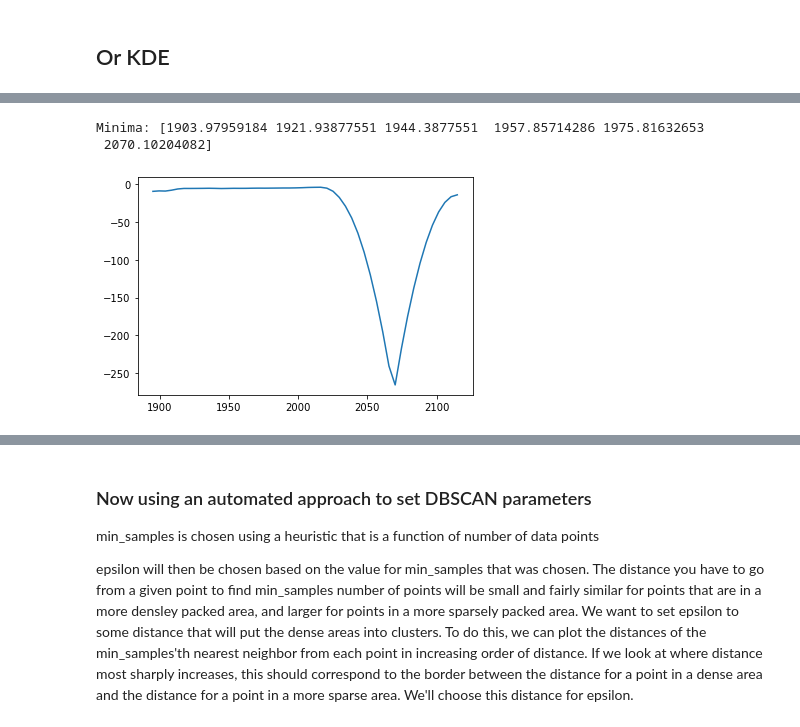
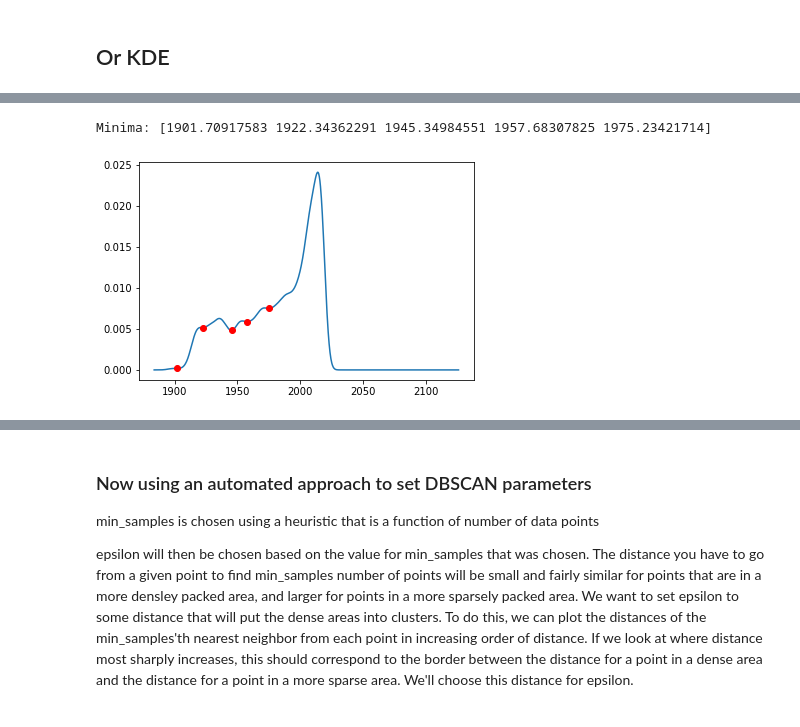
Before and after one commit to nicklein/kgtk, a Jupyter notebook: entity_profiling/2_explore_label_discretization.ipynb, the cells around one changed output, grey strips where cells are left out. Saved outputs shown, nothing was run; the diff lists cells and outputs as text; code cells hidden in the pictures.

```diff
--- a/entity_profiling/2_explore_label_discretization.ipynb
+++ b/entity_profiling/2_explore_label_discretization.ipynb
@@ -210,7 +210,44 @@ def percentile_partition(filename, num_intervals, l_type, l_prop):
 
     return (labels, values)
 
+
+from KDEpy import FFTKDE #pip install KDEpy
+from numpy import array, linspace
+from sklearn.neighbors import KernelDensity
+from matplotlib.pyplot import plot
+from scipy.signal import argrelextrema
+def plot_kde_get_vals_and_inner_bounds(filename, l_type, l_prop):
+    df = pd.read_csv(time_labels_file, delimiter='\t')
+
+    # filter by type and property if given
+    df = df.loc[df["node1"] == l_type]
+    df = df.loc[df["label"] == l_prop]
+    values = df.loc[:,"node2"]
+    a = np.array(values)
+
+    #method 1
+#     kde = KernelDensity(kernel='gaussian', bandwidth=2).fit(a.reshape(-1,1))
+#     x = linspace(min(a),max(a))
+#     y = kde.score_samples(x.reshape(-1,1))
+    #method 2
+    x, y = FFTKDE(bw="silverman").fit(a).evaluate(2**10)
+
+    mins = argrelextrema(y, np.less)[0]
+    print("Minima:", x[mins])
+    plt.plot(x, y, x[mins], y[mins], 'ro')
+    plt.show()
+
+    return (values, x[mins])
+
+import bisect
+def get_labels_for_values_given_inner_bounds(values, inner_bounds):
+    values=np.array(values)
+    labels = [bisect.bisect(inner_bounds, val) for val in values]
+    return labels
+
 def view_clustering(labels, values, min_hist_bin = None, max_hist_bin = None, bin_size = None):
+    labels=np.array(labels)
+
     if min_hist_bin is None:
         min_hist_bin = values.min() - 1
     if max_hist_bin is None:
@@ -452,19 +471,5 @@ Minima: [1901.70917583 1922.34362291 1945.34984551 1957.68307825 1975.23421714]
-# %%
-from numpy import array, linspace
-from sklearn.neighbors import KernelDensity
-from matplotlib.pyplot import plot
-from scipy.signal import argrelextrema
-
-kde = KernelDensity(kernel='gaussian', bandwidth=2).fit(a.reshape(-1,1))
-s = linspace(0,50)
-s = linspace(min(a),max(a))
-e = kde.score_samples(s.reshape(-1,1))
-plot(s, e)
-
-mi, ma = argrelextrema(e, np.less)[0], argrelextrema(e, np.greater)[0]
-print("Minima:", s[mi])
-# print("Maxima:", s[ma])
-# %% [output]
-Minima: [1903.97959184 1921.93877551 1944.3877551  1957.85714286 1975.81632653
- 2070.10204082]
-[figure, removed]
+# %%
+values, inner_bounds = plot_kde_get_vals_and_inner_bounds(time_labels_file, "Q11424", "P577")
+# %% [output]
+Minima: [1901.70917583 1922.34362291 1945.34984551 1957.68307825 1975.23421714]
+[figure, added]
```
Also changed, not shown: parts of 4 cells of this notebook, 2 other files.
